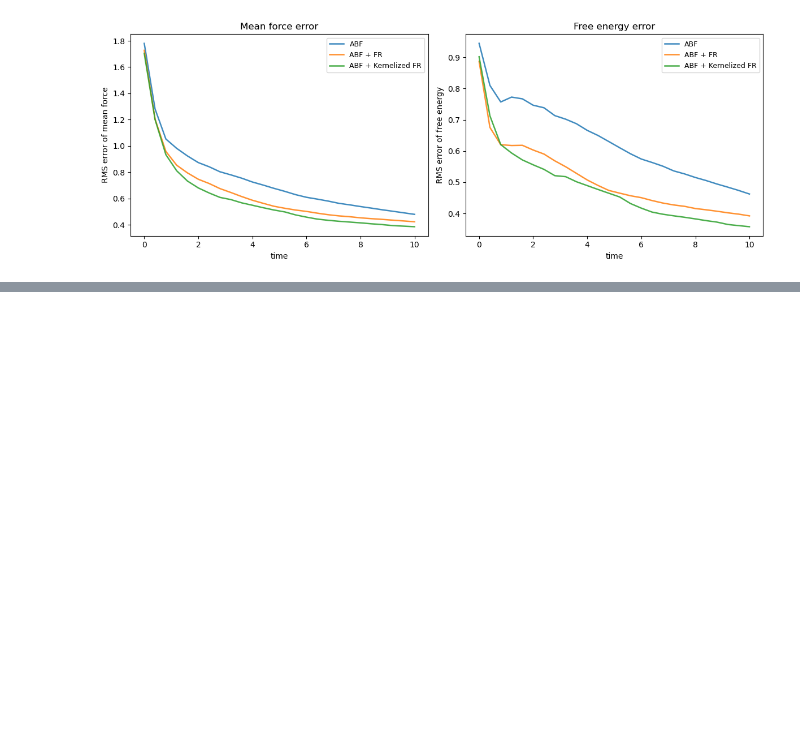
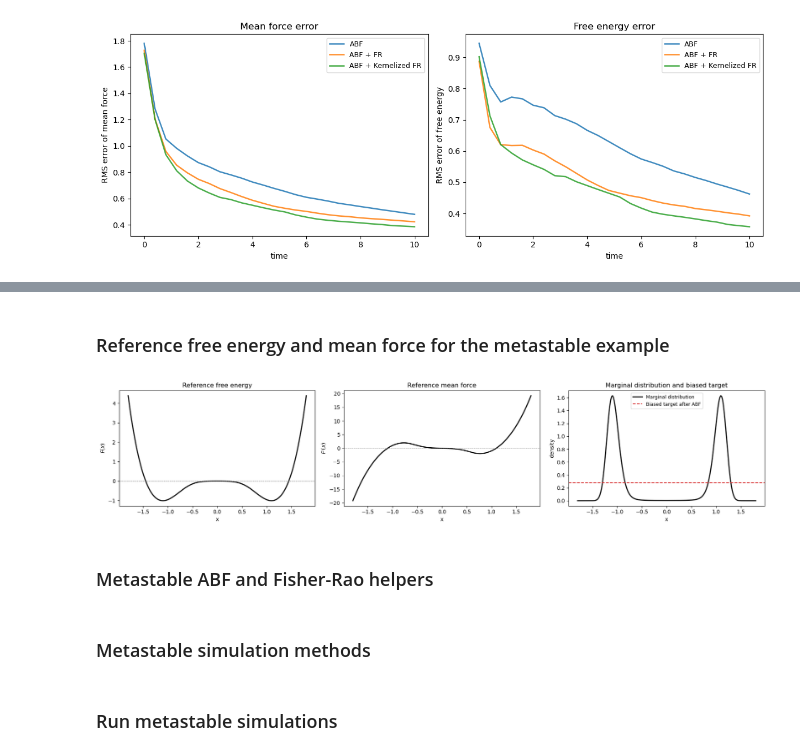
Before and after one commit to zheyuanlai/WFR-ABF, a Jupyter notebook: WFRABF.ipynb, the cells around one changed output, grey strips where cells are left out. Saved outputs shown, nothing was run; the diff lists cells and outputs as text; code cells hidden in the pictures; blank space fills up the shorter version.

```diff
--- a/WFRABF.ipynb
+++ b/WFRABF.ipynb
@@ -758,0 +868,64 @@ plt.show()
+# %% [markdown]
+### Reference free energy and mean force for the metastable example
+# %%
+def compute_reference_meta(z_grid_meta, y_quad_meta, beta_meta):
+    """Compute the x-marginal reference free energy and mean force."""
+    n_z_meta = len(z_grid_meta)
+    n_y_meta = len(y_quad_meta)
+
+    zz_meta = z_grid_meta[:, None] * np.ones((1, n_y_meta))
+    yy_meta = np.ones((n_z_meta, 1)) * y_quad_meta[None, :]
+
+    phi_meta = beta_meta * V_meta(zz_meta, yy_meta)
+    dvdx_mat_meta = dVdx_meta(zz_meta, yy_meta)
+
+    m_meta = phi_meta.min(axis=1, keepdims=True)
+    w_meta = np.exp(-(phi_meta - m_meta))
+
+    Z_stab_meta = np.trapezoid(w_meta, y_quad_meta, axis=1)
+    log_Z_meta = -m_meta[:, 0] + np.log(np.maximum(Z_stab_meta, EPS_meta))
+
+    Fprime_ref_meta = (
+        np.trapezoid(dvdx_mat_meta * w_meta, y_quad_meta, axis=1)
+        / np.maximum(Z_stab_meta, EPS_meta)
+    )
+
+    idx0_meta = np.argmin(np.abs(z_grid_meta))
+    F_ref_meta = -(1.0 / beta_meta) * (log_Z_meta - log_Z_meta[idx0_meta])
+
+    return log_Z_meta, F_ref_meta, Fprime_ref_meta
+
+
+log_Z_meta, F_ref_meta, Fprime_ref_meta = compute_reference_meta(
+    z_grid_meta, y_quad_meta, beta_meta
+)
+
+_lz_meta = log_Z_meta - log_Z_meta.max()
+_p_unnorm_meta = np.exp(_lz_meta)
+p_ref_unbiased_meta = _p_unnorm_meta / np.trapezoid(_p_unnorm_meta, z_grid_meta)
+
+fig_meta, axes_meta = plt.subplots(1, 3, figsize=(18, 4))
+
+axes_meta[0].plot(z_grid_meta, F_ref_meta, 'k-', lw=2)
+axes_meta[0].axhline(0, color='gray', lw=0.7, ls='--')
+axes_meta[0].set_xlabel("x"); axes_meta[0].set_ylabel(r"$F(x)$")
+axes_meta[0].set_title(r"Reference free energy")
+
+axes_meta[1].plot(z_grid_meta, Fprime_ref_meta, 'k-', lw=2)
+axes_meta[1].axhline(0, color='gray', lw=0.7, ls='--')
+axes_meta[1].set_xlabel("x"); axes_meta[1].set_ylabel(r"$F'(x)$")
+axes_meta[1].set_title(r"Reference mean force")
+
+axes_meta[2].plot(z_grid_meta, p_ref_unbiased_meta, 'k-', lw=2, label="Marginal distribution")
+axes_meta[2].axhline(1.0 / (ZMAX_meta - ZMIN_meta), color='C3', lw=1.5, ls='--',
+                label="Biased target after ABF")
+axes_meta[2].set_xlabel("x"); axes_meta[2].set_ylabel("density")
+axes_meta[2].set_title("Marginal distribution and biased target")
+axes_meta[2].legend(fontsize=9)
+
+plt.tight_layout()
+plt.show()
+# %% [output]
+[figure, added]
+# %% [markdown]
+### Metastable ABF and Fisher-Rao helpers
@@ -758,0 +986,2 @@ plt.show()
+# %% [markdown]
+### Metastable simulation methods
@@ -758,0 +1167,2 @@ plt.show()
+# %% [markdown]
+### Run metastable simulations
```
Also changed, not shown: parts of 13 cells of this notebook.
